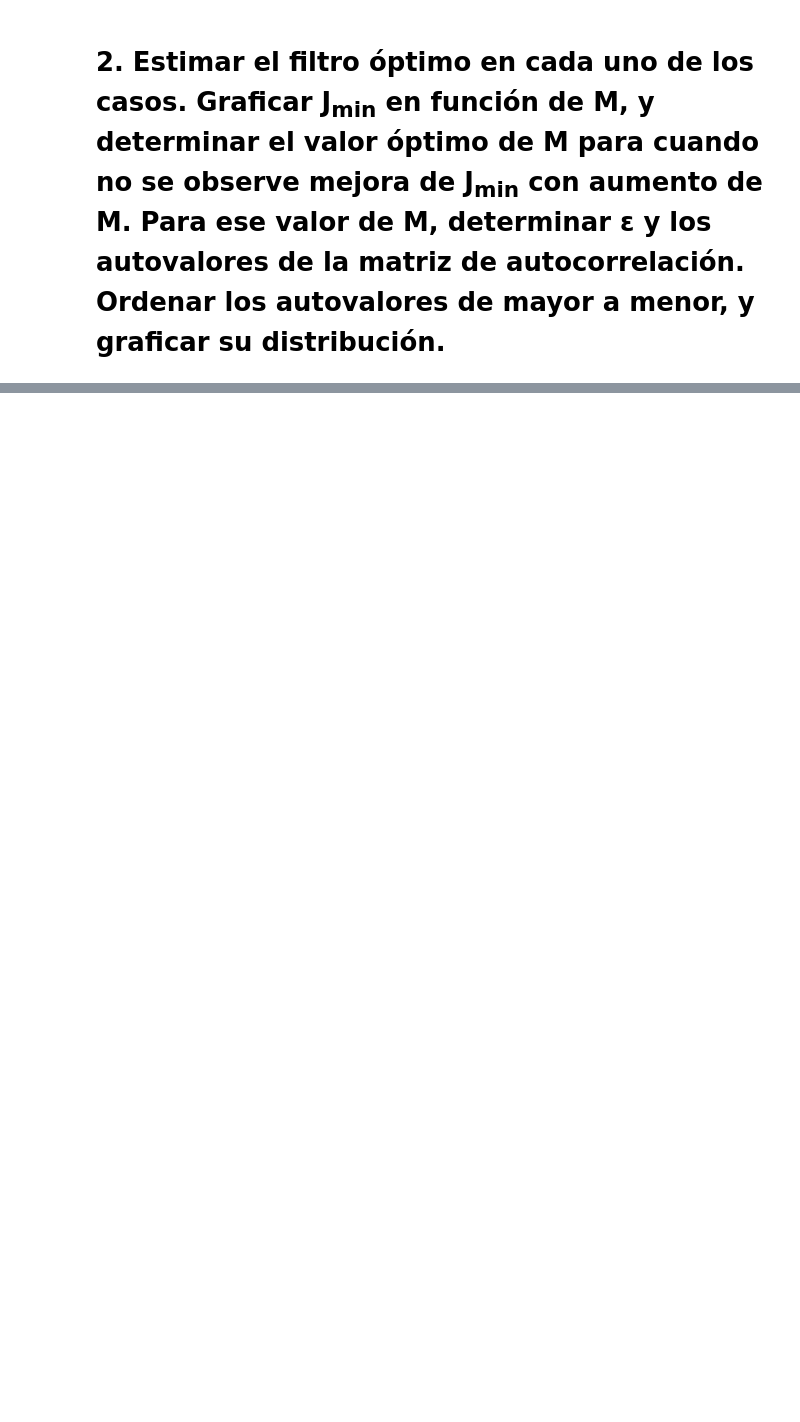
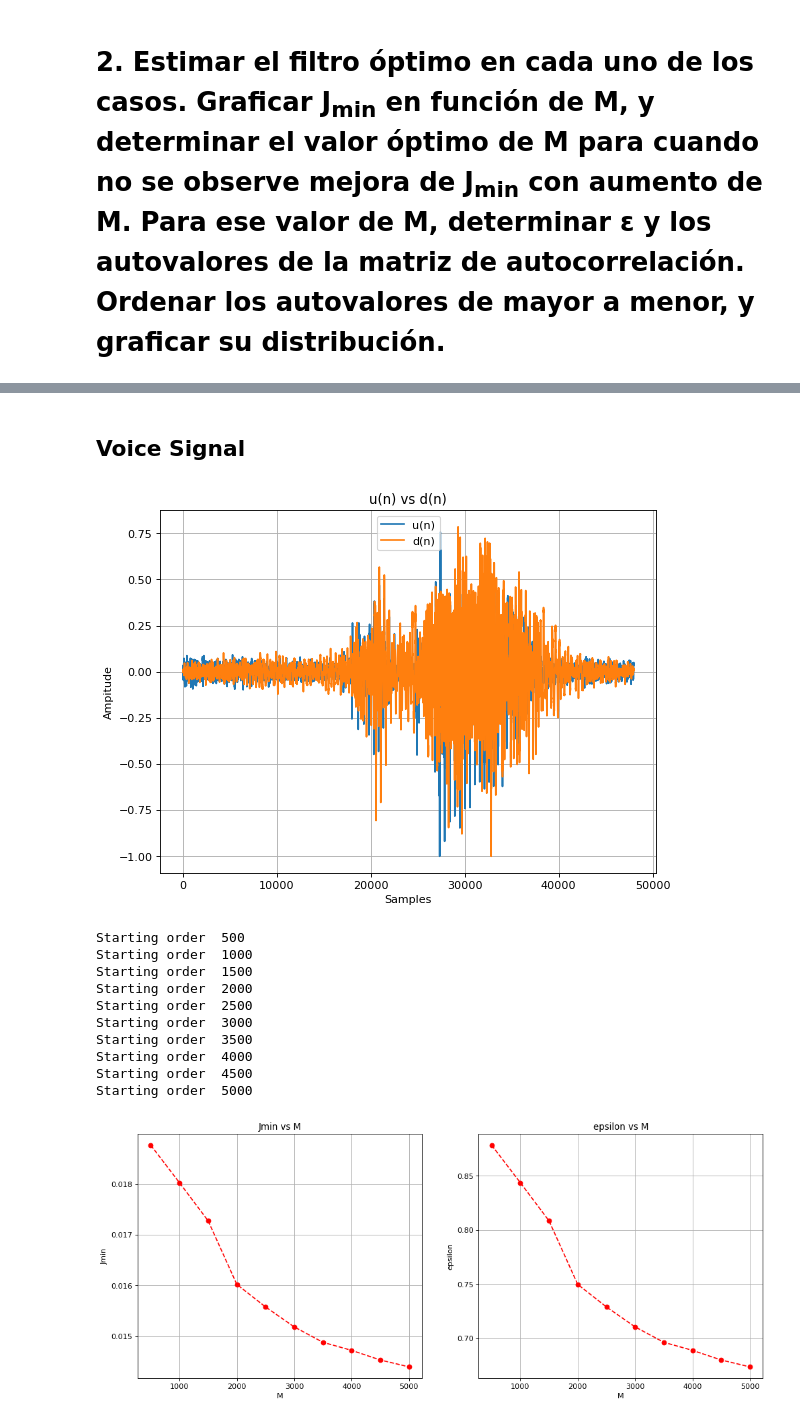
Before and after one commit to ManuMollon261297/PASA, a Jupyter notebook: TP2/Tp2_PASA.ipynb, the cells around one changed output, grey strips where cells are left out. Drawn from its saved outputs; the diff is of its cells as text; code cells hidden in the pictures; blank space fills up the shorter version.

```diff
--- a/TP2/Tp2_PASA.ipynb
+++ b/TP2/Tp2_PASA.ipynb
@@ -245,0 +251,27 @@ Starting order  350
+# %% [markdown]
+## Voice Signal
+# %%
+data = voice_array
+desired = voice_out_array
+u_n = data/np.amax(abs(data))
+d_n = desired/np.amax(abs(desired))
+plot_u_and_d(u_n, d_n)
+filtered, Jmin_s, eps_s, M_s = search_opt_M(u_n, d_n, m_jump=500, th=0.01)
+plot_Jmin_and_eps(M_s, Jmin_s, eps_s)
+m_opt = M_s[-1]
+eps_opt = eps_s[-1]
+ev, _ = get_eigenvalues(u_n, m_opt)
+plot_ev(ev)
+# %% [output]
+[figure, added]
+Starting order  500
+Starting order  1000
+Starting order  1500
+Starting order  2000
+Starting order  2500
+Starting order  3000
+Starting order  3500
+Starting order  4000
+Starting order  4500
+Starting order  5000
+[figure, added]
```
Also changed, not shown: parts of 25 cells of this notebook, 24 other files.
